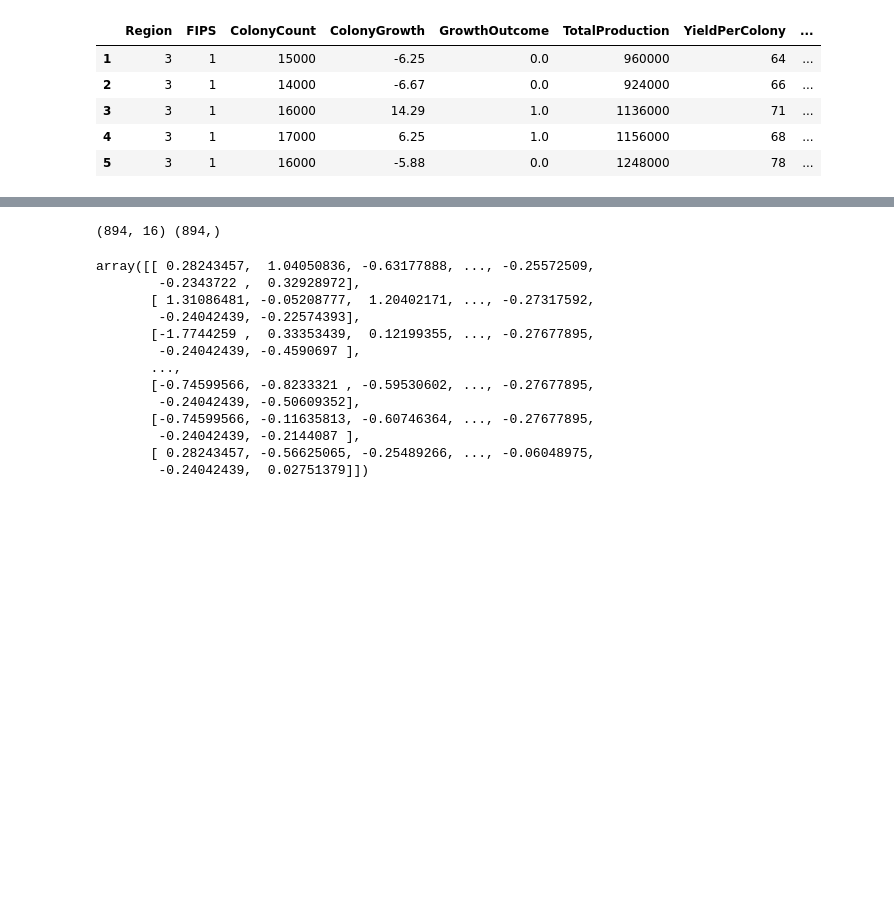
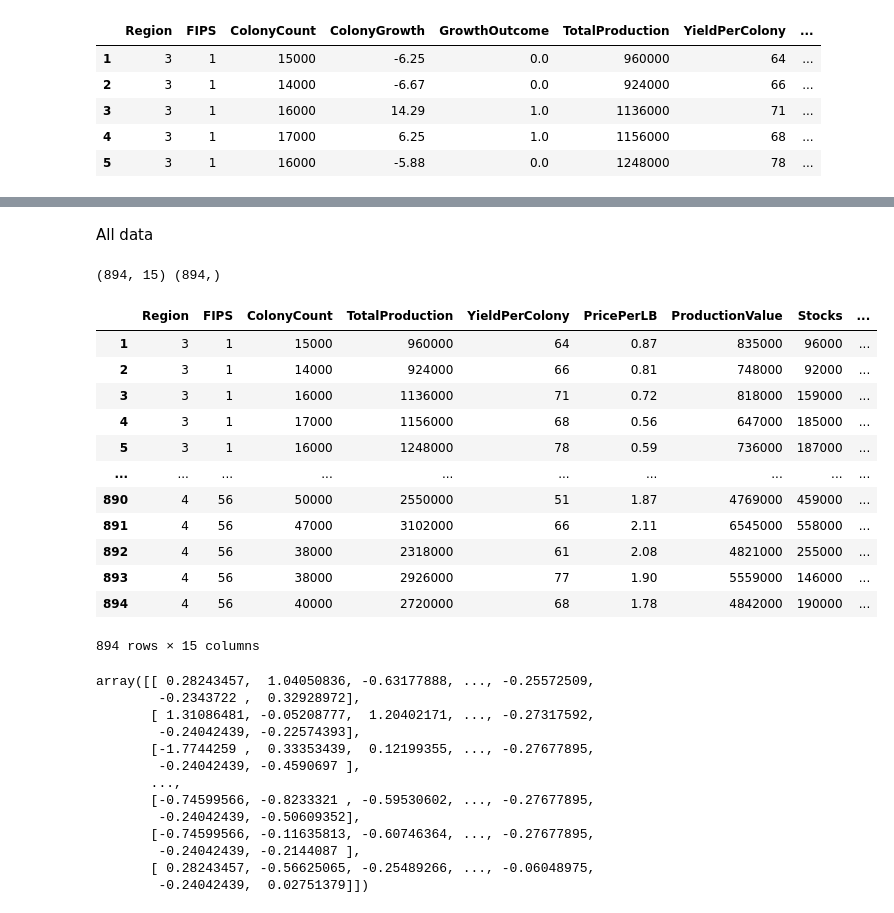
Before and after one commit to mathewqpmiller/Project3-RiotOfTheGreyRock, a Jupyter notebook: JuliesNeuralNetworkModel.ipynb, the cells around one changed output, grey strips where cells are left out. Drawn from its saved outputs; the diff is of its cells as text; code cells hidden in the pictures; blank space fills up the shorter version.

```diff
--- a/JuliesNeuralNetworkModel.ipynb
+++ b/JuliesNeuralNetworkModel.ipynb
@@ -49,12 +128,30 @@ honeybee_csv.head()
+# %% [markdown]
+All data
 # %%
 # Target Outcome Column
 
 # target = honeybee_csv['GrowthOutcome']
 # target_names = ['Growth', 'No-Growth']
 # # print(target.shape,target_names.shape)
-X = honeybee_csv.drop("GrowthOutcome",axis=1)
+X = honeybee_csv.drop(["GrowthOutcome","ColonyGrowth"],axis=1)
 y = honeybee_csv["GrowthOutcome"]
 print(X.shape,y.shape)
 # %% [output]
-(894, 16) (894,)
+(894, 15) (894,)
+# %%
+X
+# %% [output]
+|  | Region | FIPS | ColonyCount | TotalProduction | YieldPerColony | PricePerLB | ProductionValue | Stocks | ... |
+| 1 | 3 | 1 | 15000 | 960000 | 64 | 0.87 | 835000 | 96000 | ... |
+| 2 | 3 | 1 | 14000 | 924000 | 66 | 0.81 | 748000 | 92000 | ... |
+| 3 | 3 | 1 | 16000 | 1136000 | 71 | 0.72 | 818000 | 159000 | ... |
+| 4 | 3 | 1 | 17000 | 1156000 | 68 | 0.56 | 647000 | 185000 | ... |
+| 5 | 3 | 1 | 16000 | 1248000 | 78 | 0.59 | 736000 | 187000 | ... |
+| ... | ... | ... | ... | ... | ... | ... | ... | ... | ... |
+| 890 | 4 | 56 | 50000 | 2550000 | 51 | 1.87 | 4769000 | 459000 | ... |
+| 891 | 4 | 56 | 47000 | 3102000 | 66 | 2.11 | 6545000 | 558000 | ... |
+| 892 | 4 | 56 | 38000 | 2318000 | 61 | 2.08 | 4821000 | 255000 | ... |
+| 893 | 4 | 56 | 38000 | 2926000 | 77 | 1.90 | 5559000 | 146000 | ... |
+| 894 | 4 | 56 | 40000 | 2720000 | 68 | 1.78 | 4842000 | 190000 | ... |
+894 rows × 15 columns
 # %%
```
Also changed, not shown: parts of 13 cells of this notebook, 1 other file.
